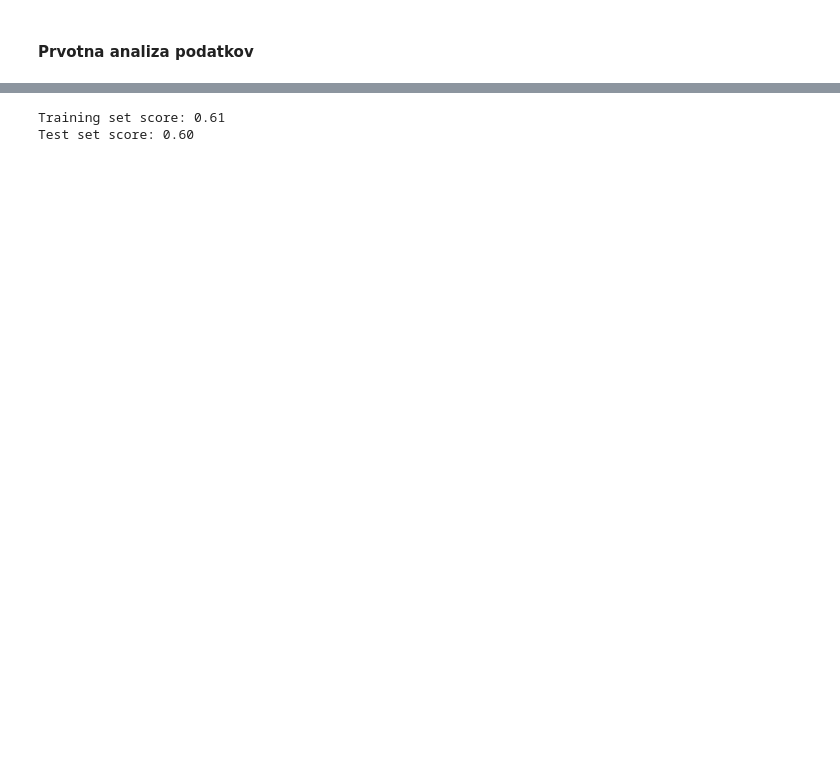
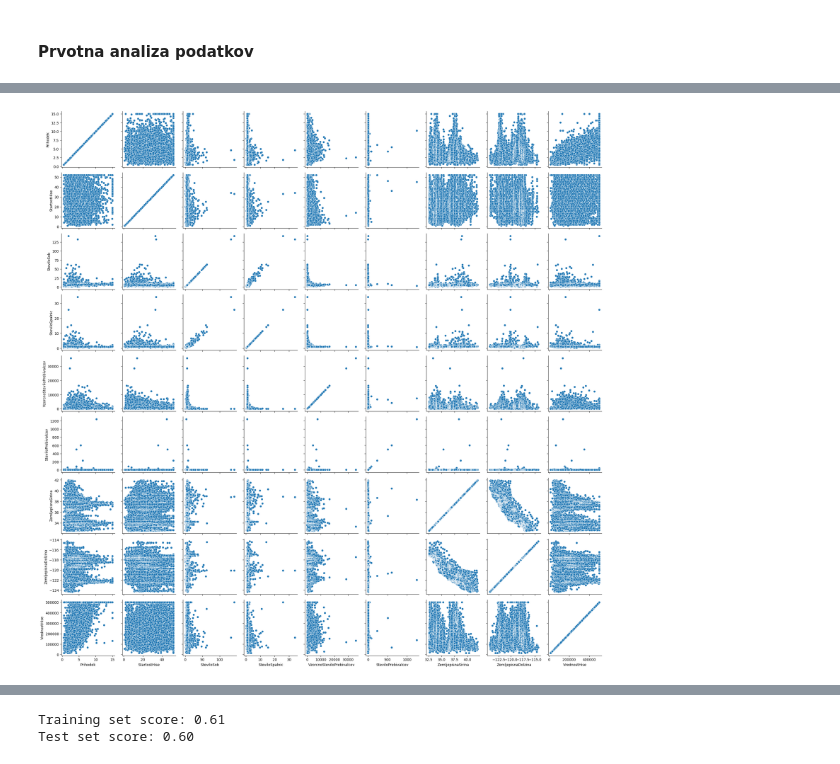
Before and after one commit to mihajlov123/python-analitika-2-notes, a Jupyter notebook: Izpit/Izpit_2023_04.ipynb, the cells around one changed output, grey strips where cells are left out. Cells and saved outputs as stored; diff of their text form; code cells hidden in the pictures; blank space fills up the shorter version.

```diff
--- a/Izpit/Izpit_2023_04.ipynb
+++ b/Izpit/Izpit_2023_04.ipynb
@@ -173,0 +202,10 @@ Name: VzorcnoSteviloPrebivalcev, Length: 3888, dtype: int64
+# %%
+# Vizualizacija značilnosti podatkov, ki so pomembne za izbiro modela
+import seaborn as sns
+import matplotlib.pyplot as plt
+
+g = sns.PairGrid(data)
+g.map(sns.scatterplot)
+plt.show()
+# %% [output]
+[figure, added]
```
Also changed, not shown: parts of 18 cells of this notebook.
